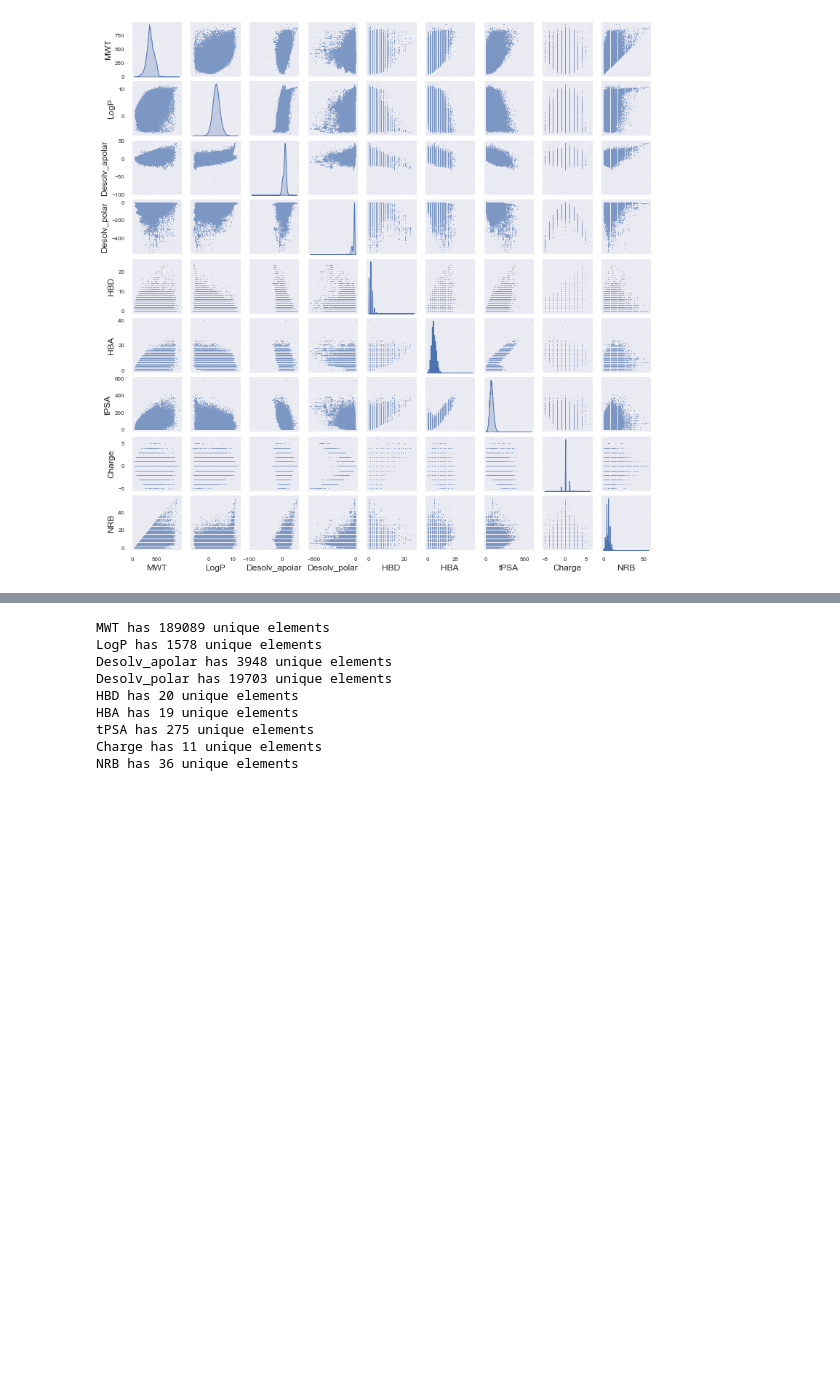
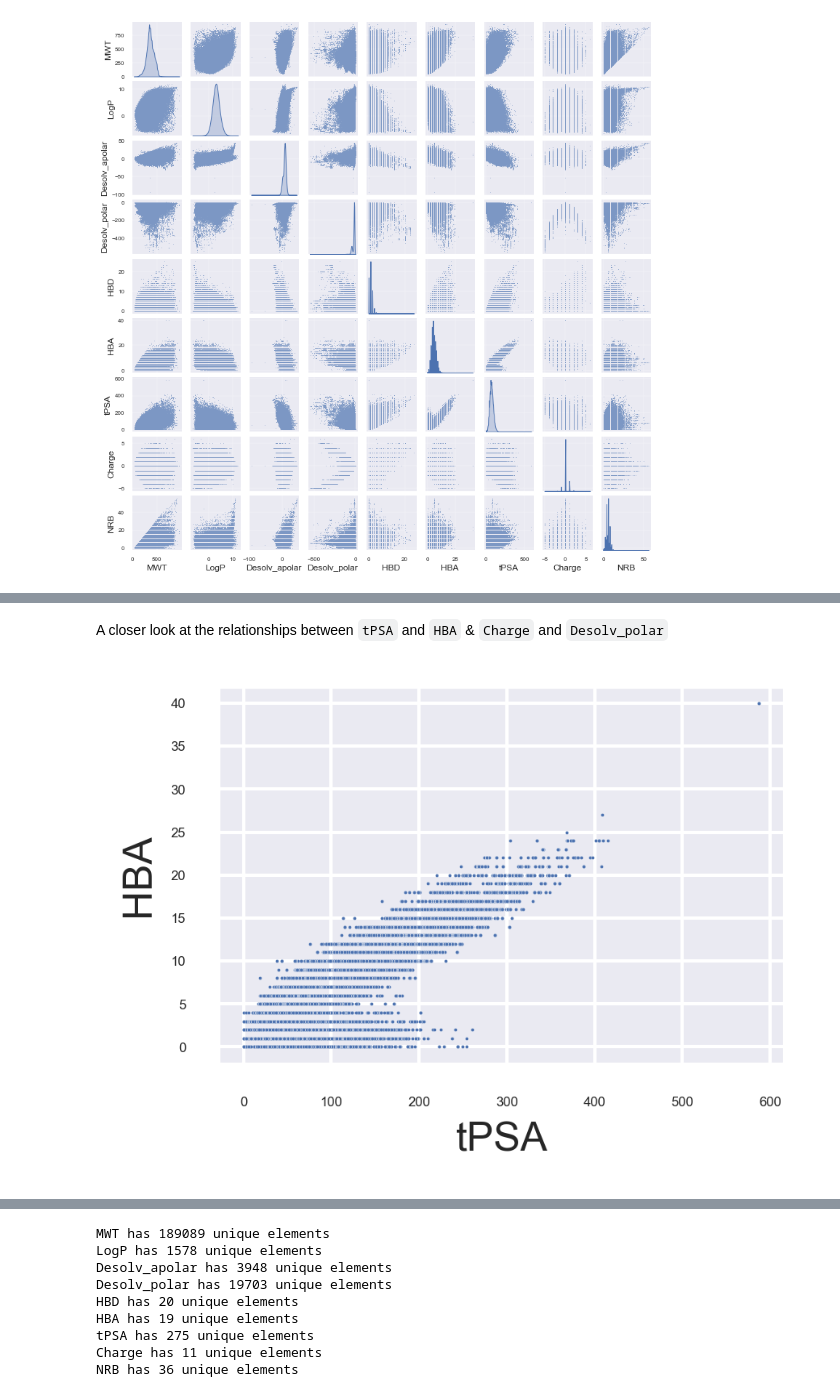
Before and after one commit to drewschaub/chem-preprocessor, a Jupyter notebook: notebooks/exploreZINC.ipynb, the cells around one changed output, grey strips where cells are left out. Saved outputs shown, nothing was run; the diff lists cells and outputs as text; code cells hidden in the pictures; blank space fills up the shorter version.

```diff
--- a/notebooks/exploreZINC.ipynb
+++ b/notebooks/exploreZINC.ipynb
@@ -160,0 +167,12 @@ for method in methods:
+# %% [markdown]
+A closer look at the relationships between `tPSA` and `HBA` & `Charge` and `Desolv_polar`
+# %%
+sns.set(style='darkgrid')
+plt.rcParams.update({'font.size': 4, 'xtick.labelsize': 4, 'ytick.labelsize': 4})
+
+fig = plt.figure(figsize=(3, 2), dpi=300)
+ax = fig.add_axes([0.12, 0.12, 0.78, 0.78])
+
+ax = sns.scatterplot(data=df, x="tPSA", y="HBA", s=1)
+# %% [output]
+[figure, added]
```
Also changed, not shown: parts of 8 cells of this notebook, 3 other files.
